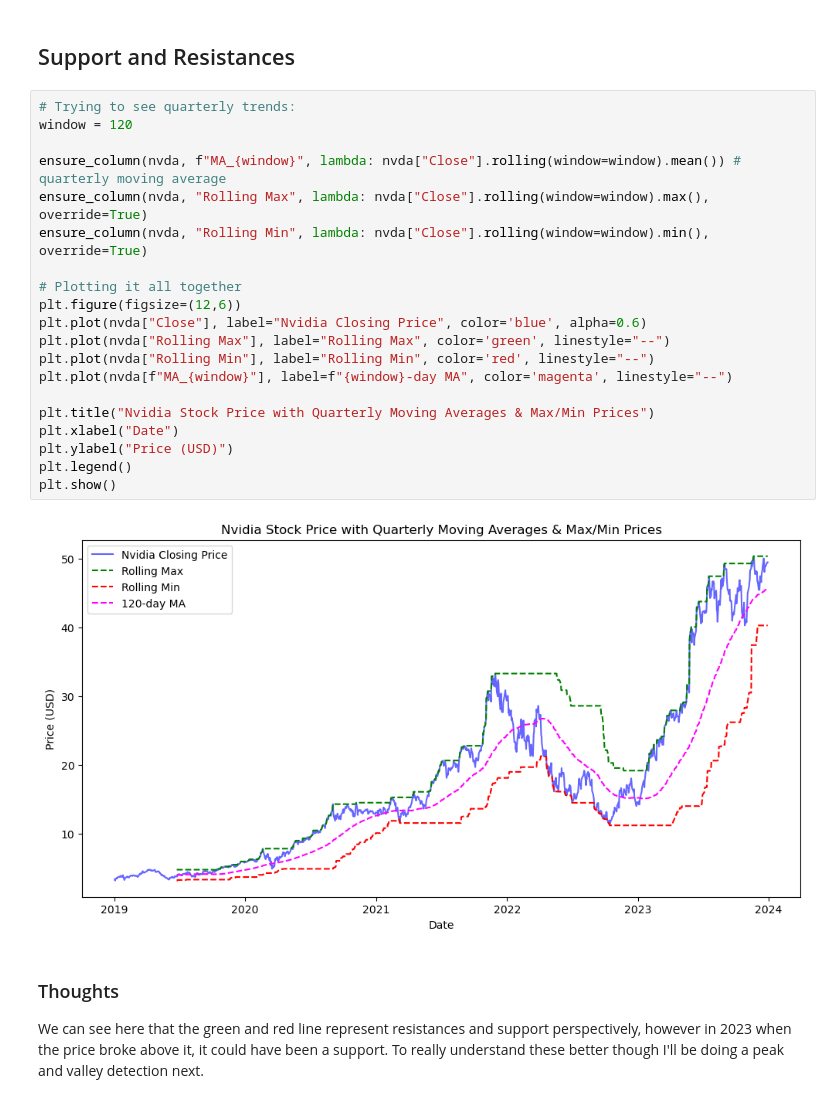
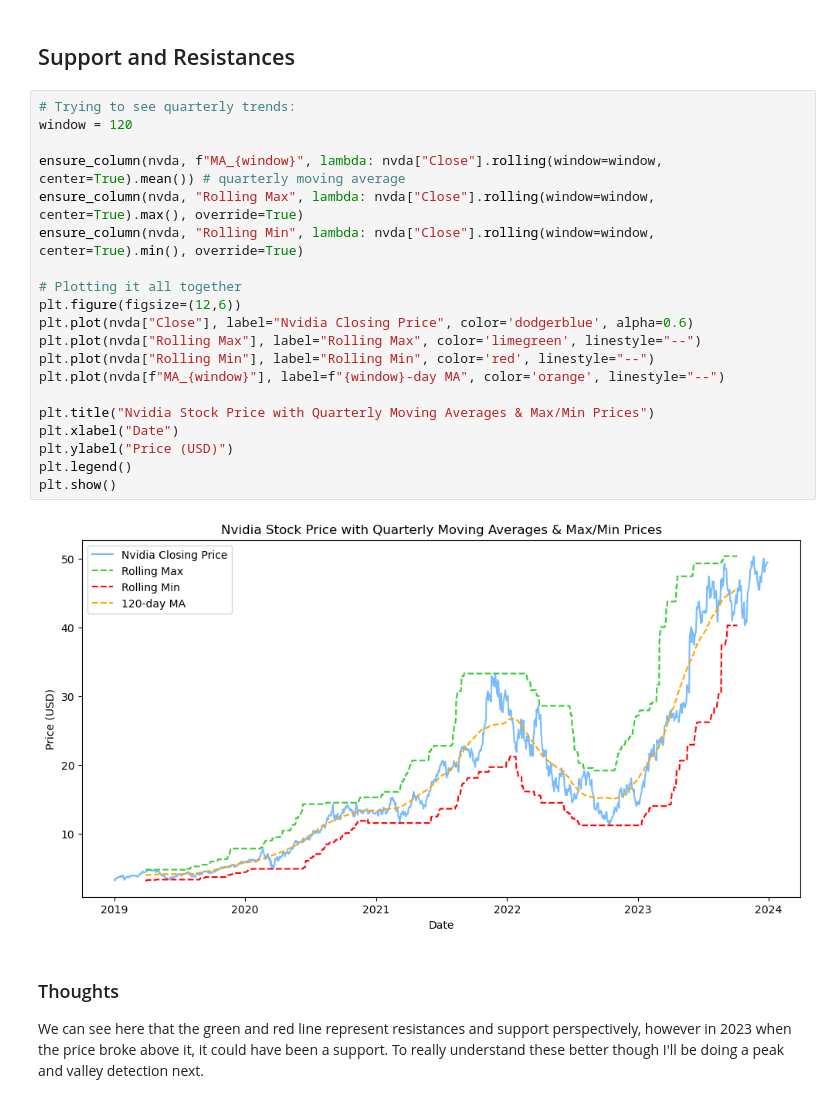
Before and after one commit to EValentino96/Projects, a Jupyter notebook: FinanceProject/NvidiaStockPrediction.ipynb, the cells around one changed output. Saved outputs shown, nothing was run; the diff lists cells and outputs as text.

```diff
--- a/FinanceProject/NvidiaStockPrediction.ipynb
+++ b/FinanceProject/NvidiaStockPrediction.ipynb
@@ -396,25 +414,25 @@ plt.show()
 # %%
 # Trying to see quarterly trends:
 window = 120
 
-ensure_column(nvda, f"MA_{window}", lambda: nvda["Close"].rolling(window=window).mean()) # quarterly moving average
-ensure_column(nvda, "Rolling Max", lambda: nvda["Close"].rolling(window=window).max(), override=True)
-ensure_column(nvda, "Rolling Min", lambda: nvda["Close"].rolling(window=window).min(), override=True)
+ensure_column(nvda, f"MA_{window}", lambda: nvda["Close"].rolling(window=window, center=True).mean()) # quarterly moving average
+ensure_column(nvda, "Rolling Max", lambda: nvda["Close"].rolling(window=window, center=True).max(), override=True)
+ensure_column(nvda, "Rolling Min", lambda: nvda["Close"].rolling(window=window, center=True).min(), override=True)
 
 # Plotting it all together
 plt.figure(figsize=(12,6))
-plt.plot(nvda["Close"], label="Nvidia Closing Price", color='blue', alpha=0.6)
-plt.plot(nvda["Rolling Max"], label="Rolling Max", color='green', linestyle="--")
+plt.plot(nvda["Close"], label="Nvidia Closing Price", color='dodgerblue', alpha=0.6)
+plt.plot(nvda["Rolling Max"], label="Rolling Max", color='limegreen', linestyle="--")
 plt.plot(nvda["Rolling Min"], label="Rolling Min", color='red', linestyle="--")
-plt.plot(nvda[f"MA_{window}"], label=f"{window}-day MA", color='magenta', linestyle="--")
+plt.plot(nvda[f"MA_{window}"], label=f"{window}-day MA", color='orange', linestyle="--")
 
 plt.title("Nvidia Stock Price with Quarterly Moving Averages & Max/Min Prices")
 plt.xlabel("Date")
 plt.ylabel("Price (USD)")
 plt.legend()
 plt.show()
 # %% [output]
-[figure, old version]
+[figure, new version]
 # %% [markdown]
 ### Thoughts
 
```
Also changed, not shown: parts of 12 cells of this notebook.
